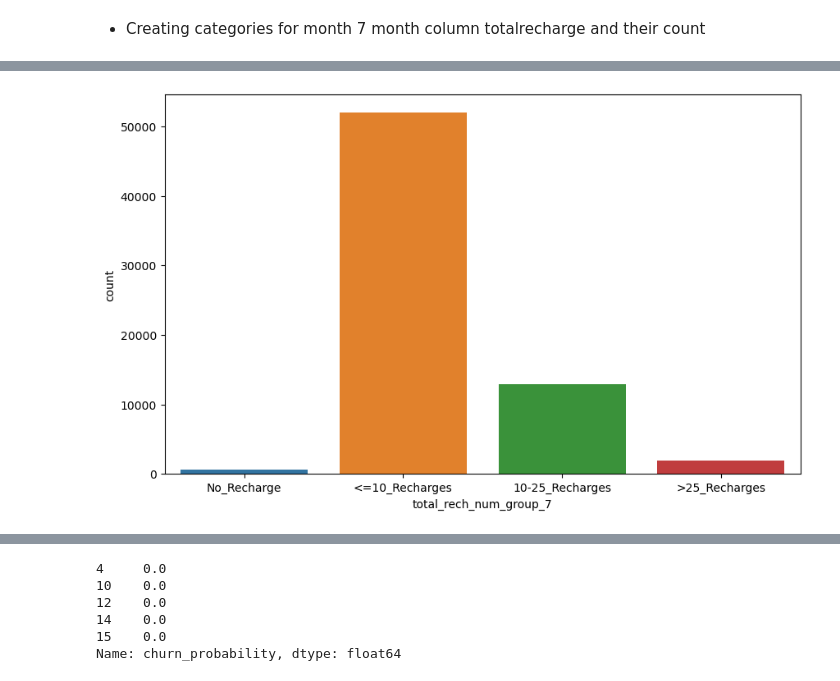
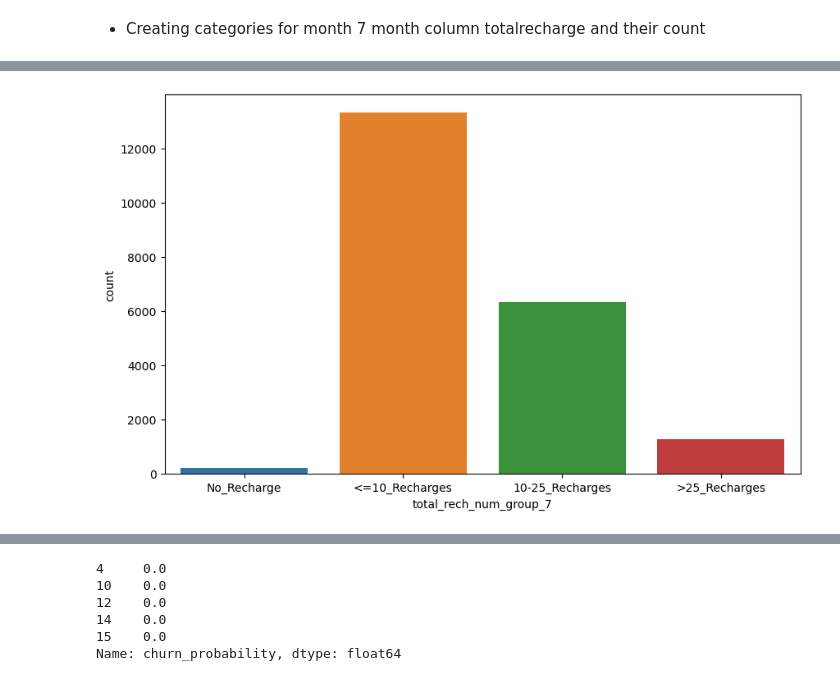
Before and after one commit to SanjayaKumarSahoo/telecom-churn-group-case-study, a Jupyter notebook: solution.ipynb, the cells around one changed output, grey strips where cells are left out. Drawn from its saved outputs; the diff is of its cells as text; code cells hidden in the pictures.

```diff
--- a/solution.ipynb
+++ b/solution.ipynb
@@ -711,14 +709,14 @@ plt.show()
 - Creating categories for month 7 month column totalrecharge and their count
 # %%
 # Plotting the results
-data_filtered['total_rech_data_group_7'] = pd.cut(
-    data_filtered['total_rech_data_7'],
+telecom_data['total_rech_data_group_7'] = pd.cut(
+    telecom_data['total_rech_data_7'],
     bins=[-1, 0, 10, 25, 100],
     labels=["No_Recharge", "<=10_Recharges", "10-25_Recharges", ">25_Recharges"]
 )
 
 # Create the count plot
 plt.figure(figsize=(10, 6))
-sns.countplot(x='total_rech_data_group_7', data=data_filtered)
+sns.countplot(x='total_rech_data_group_7', data=telecom_data)
 plt.show()
 # %% [output]
@@ -726,16 +724,16 @@ plt.show()
 # %%
- data_filtered['total_rech_num_group_7'] = pd.cut(
-    data_filtered['total_rech_num_7'],
+ telecom_data['total_rech_num_group_7'] = pd.cut(
+    telecom_data['total_rech_num_7'],
     bins=[-1,0,10,25,1000],
     labels=["No_Recharge", "<=10_Recharges", "10-25_Recharges", ">25_Recharges"]
 )
 
 # Create the count plot
 plt.figure(figsize=(10, 6))
-sns.countplot(x='total_rech_num_group_7', data=data_filtered)
+sns.countplot(x='total_rech_num_group_7', data=telecom_data)
 plt.show()
 # %% [output]
-[figure, old version]
+[figure, new version]
 # %%
 # Creating a dummy variable for some of the categorical variables and dropping the first one.
 dummy = pd.get_dummies(telecom_data[['total_rech_data_group_7','total_rech_num_group_7','tenure_range']], drop_first=True, dtype=int)
```
Also changed, not shown: parts of 11 cells of this notebook.
